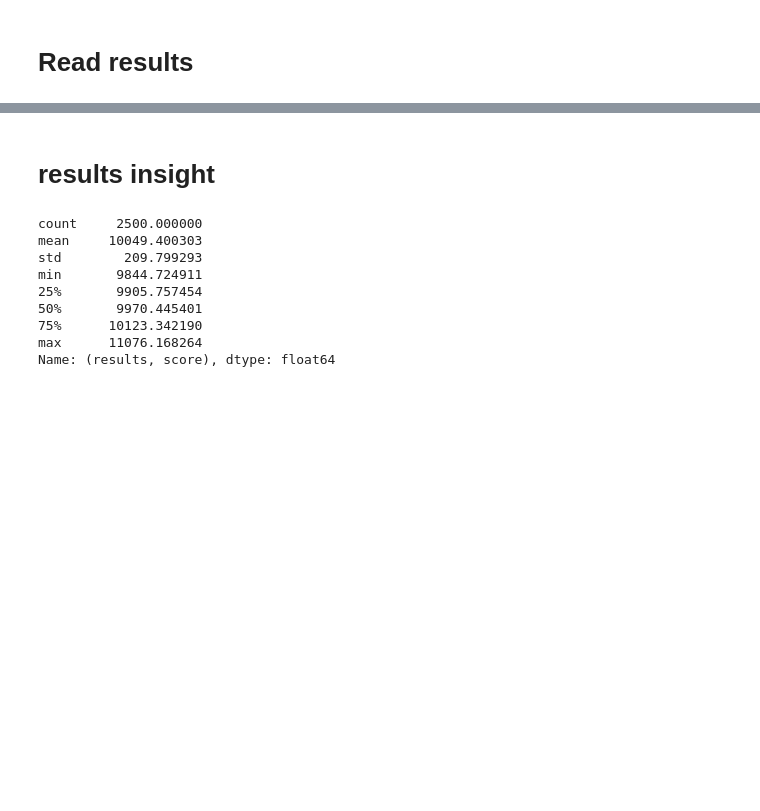
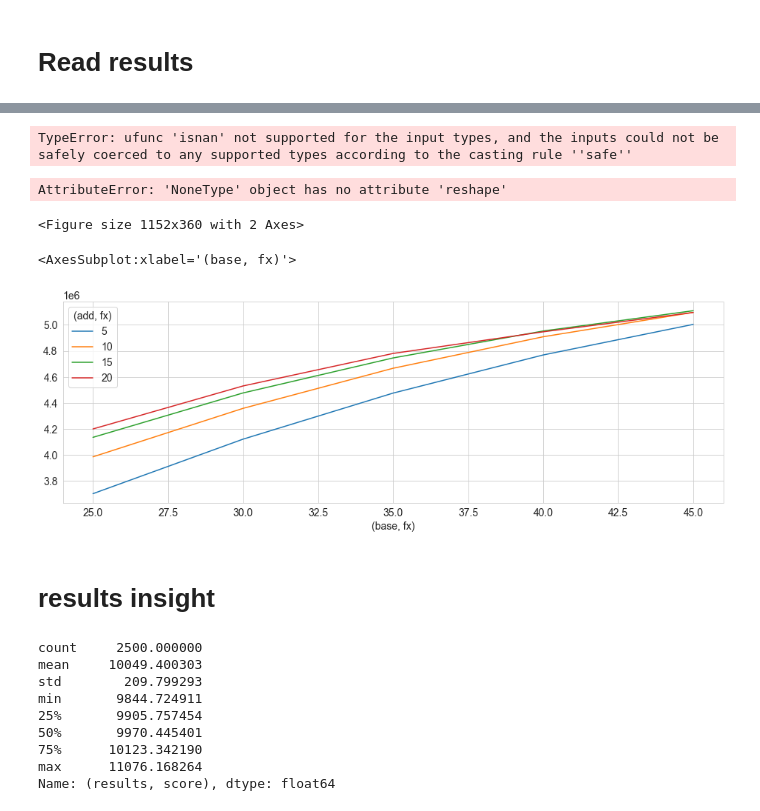
Before and after one commit to systragroup/quetzal_santo_domingo, a Jupyter notebook: notebooks/transport/80_run_sensitivity_tests.ipynb, the cells around one changed output, grey strips where cells are left out. Saved outputs shown, nothing was run; the diff lists cells and outputs as text; code cells hidden in the pictures; blank space fills up the shorter version.

```diff
--- a/notebooks/transport/80_run_sensitivity_tests.ipynb
+++ b/notebooks/transport/80_run_sensitivity_tests.ipynb
@@ -117,7 +119,7 @@ def create_test_parameters_dataframe(
         df.T, left_index=True, right_index=True, how='outer'
     )
 
-    scenario_parameter_frame['general', 'parent'] = scenario  # Set parent
+    scenario_parameter_frame.loc[('general','parent')] = scenario  # Set parent
 
     # Fill reference values
     for c in scenario_parameter_frame.columns:
@@ -141,7 +143,7 @@ def run_tests(
         if df is None:
             df = create_test_parameters_dataframe(test_values, test_name, reference_parameters_dataframe)
 
-        df.reset_index().to_excel(qpath + r'inputs/parametres.xlsx', index=False)
+        df.reset_index().to_excel(qpath + r'inputs/parametros.xlsx', index=False)
         # run
         %run 0_python_launcher.ipynb
 
@@ -150,7 +152,7 @@ def run_tests(
             reference_scenario_name = reference_parameters_dataframe.loc[('general', 'parent')].values[0]
             import os
             models = list(
-                (set(os.listdir(qpath + r'models/')).intersection(df.columns)).difference({reference_scenario_name})
+                (set(os.listdir(qpath + r'model/')).intersection(df.columns)).difference({reference_scenario_name})
             )
             for m in models:
                 for step in ['links', 'pt_pathfinder', 'assigned']:
@@ -161,11 +163,11 @@ def run_tests(
                         pass
 
 
-def read_result(scenario, i):
+def read_result(scenario):
     try:
-        temp = pd.read_csv(mpath + r'{}/{}/calibration_results_{}.csv'.format(scenario, tp, scenario), index_col=0)
+        temp = pd.read_excel(qpath + r'model/' + scenario + '/stacks.xlsx', sheet_name='earning').set_index('fare_id')['sum']
         try:
-            r = temp[i][0]
+            r = temp['intrant'] - temp['concho'] - temp['minibus']
         except KeyError:
             r = None
     except FileNotFoundError:
@@ -175,21 +177,19 @@ def read_result(scenario, i):
 
 def read_tests(all_tests_dict, reference_parameters_dataframe):
     all_results = {}
-    temp = pd.read_csv(mpath + r'{}/{}/calibration_results_{}.csv'.format('base', tp, 'base'), index_col=0).T
     for test_name, test_values in all_tests_dict.items():
         df = create_test_parameters_dataframe(test_values, test_name, reference_parameters_dataframe)
-        for i in temp.index:
-            # Append results
-            results = pd.concat(
-                [
-                    df.apply(
-                        lambda x: read_result(x.name, i)
-                    )
-                ],
-                keys=[('results', i)]
-            )
-            # results = results.apply(lambda x: round(x, 1))
-            df = df.append(results.unstack())
+        # Append results
+        results = pd.concat(
+            [
+                df.apply(
+                    lambda x: read_result(x.name)
+                )
+            ],
+            keys=[('earnings')]
+        )
+        # results = results.apply(lambda x: round(x, 1))
+        df = df.append(results.unstack())
         all_results.update({test_name: df})
     return all_results
 # %%
@@ -372,0 +335,11 @@ for test_name in all_tests.keys():
+# %%
+sns.heatmap(r.unstack().values)
+# %% [output]
+TypeError: ufunc 'isnan' not supported for the input types, and the inputs could not be safely coerced to any supported types according to the casting rule ''safe''
+AttributeError: 'NoneType' object has no attribute 'reshape'
+<Figure size 1152x360 with 2 Axes>
+# %%
+r['earnings'].unstack().plot()
+# %% [output]
+<AxesSubplot:xlabel='(base, fx)'>
+[figure, added]
```
Also changed, not shown: parts of 12 cells of this notebook, 2 other files.
